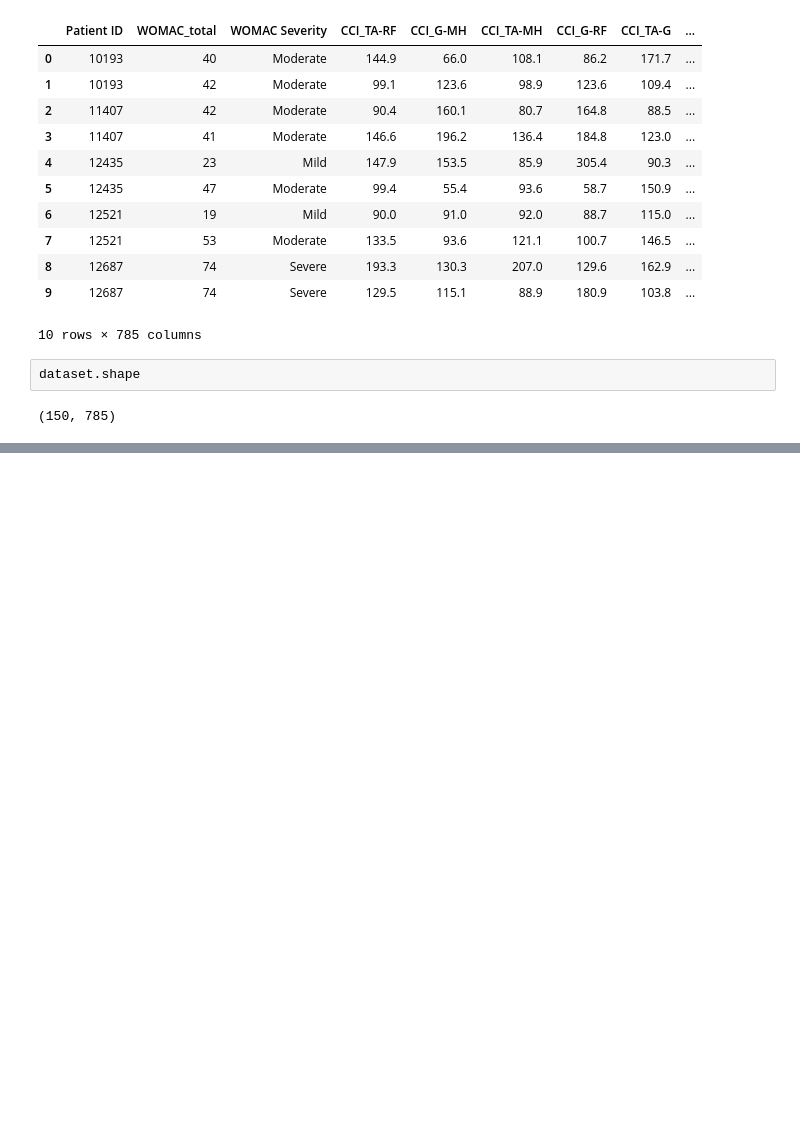
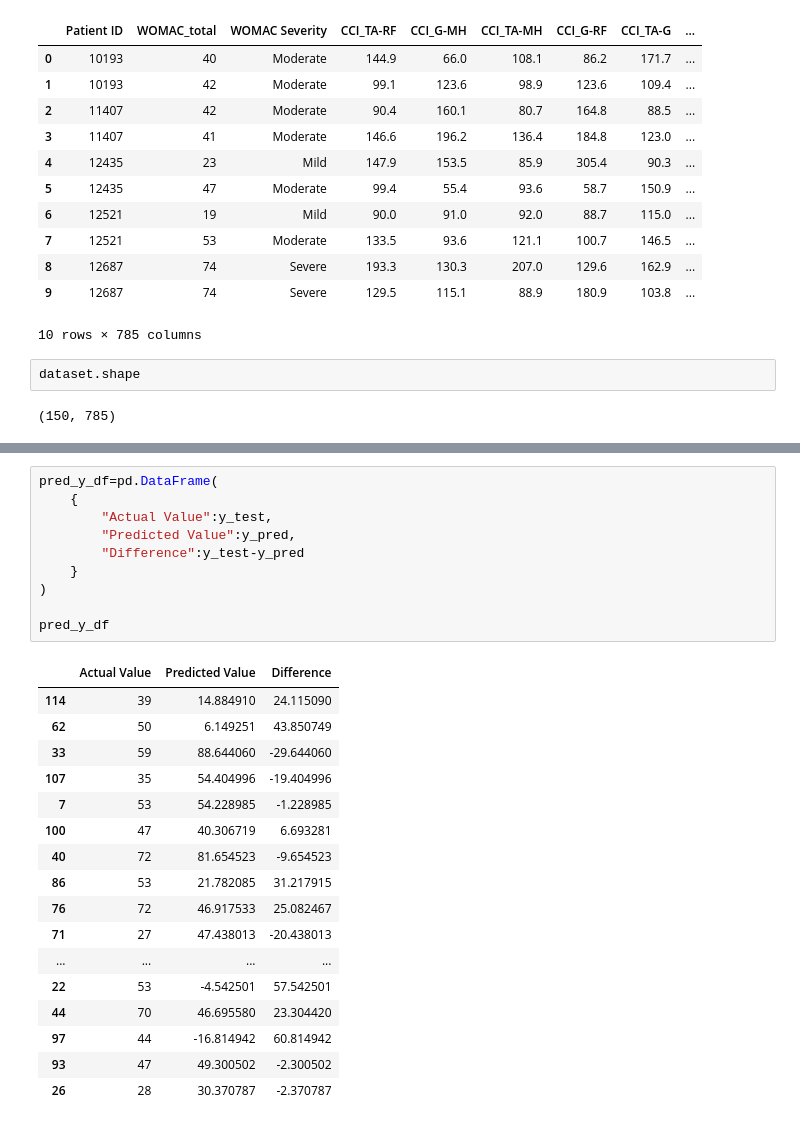
Before and after one commit to RafsanJany-44/ARC_Machine, a Jupyter notebook: WOMAC_Reg.ipynb, the cells around one changed output, grey strips where cells are left out. Drawn from its saved outputs; the diff is of its cells as text; blank space fills up the shorter version.

```diff
--- a/WOMAC_Reg.ipynb
+++ b/WOMAC_Reg.ipynb
@@ -30,0 +68,28 @@ dataset.shape
+# %%
+pred_y_df=pd.DataFrame(
+    {
+        "Actual Value":y_test,
+        "Predicted Value":y_pred,
+        "Difference":y_test-y_pred
+    }
+)
+
+pred_y_df
+# %% [output]
+|  | Actual Value | Predicted Value | Difference |
+| 114 | 39 | 14.884910 | 24.115090 |
+| 62 | 50 | 6.149251 | 43.850749 |
+| 33 | 59 | 88.644060 | -29.644060 |
+| 107 | 35 | 54.404996 | -19.404996 |
+| 7 | 53 | 54.228985 | -1.228985 |
+| 100 | 47 | 40.306719 | 6.693281 |
+| 40 | 72 | 81.654523 | -9.654523 |
+| 86 | 53 | 21.782085 | 31.217915 |
+| 76 | 72 | 46.917533 | 25.082467 |
+| 71 | 27 | 47.438013 | -20.438013 |
+| ... | ... | ... | ... |
+| 22 | 53 | -4.542501 | 57.542501 |
+| 44 | 70 | 46.695580 | 23.304420 |
+| 97 | 44 | -16.814942 | 60.814942 |
+| 93 | 47 | 49.300502 | -2.300502 |
+| 26 | 28 | 30.370787 | -2.370787 |
```
Also changed, not shown: parts of 7 cells of this notebook.
